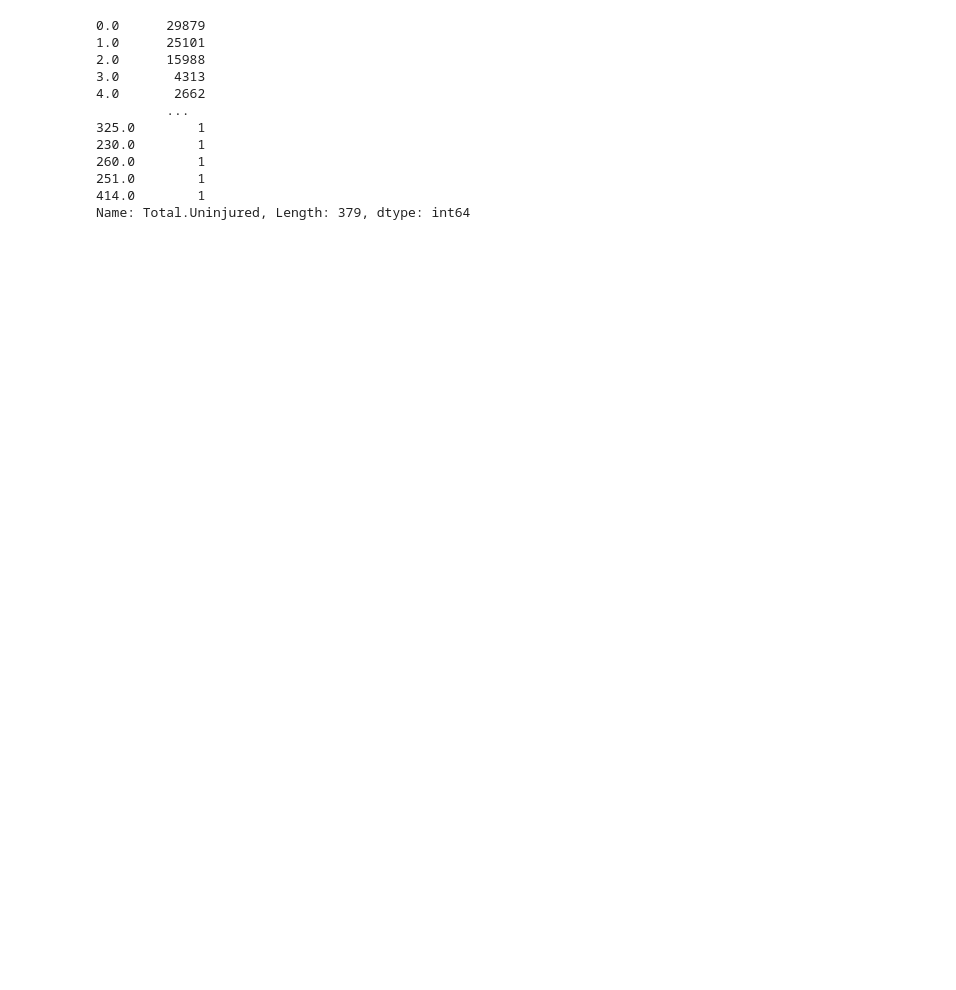
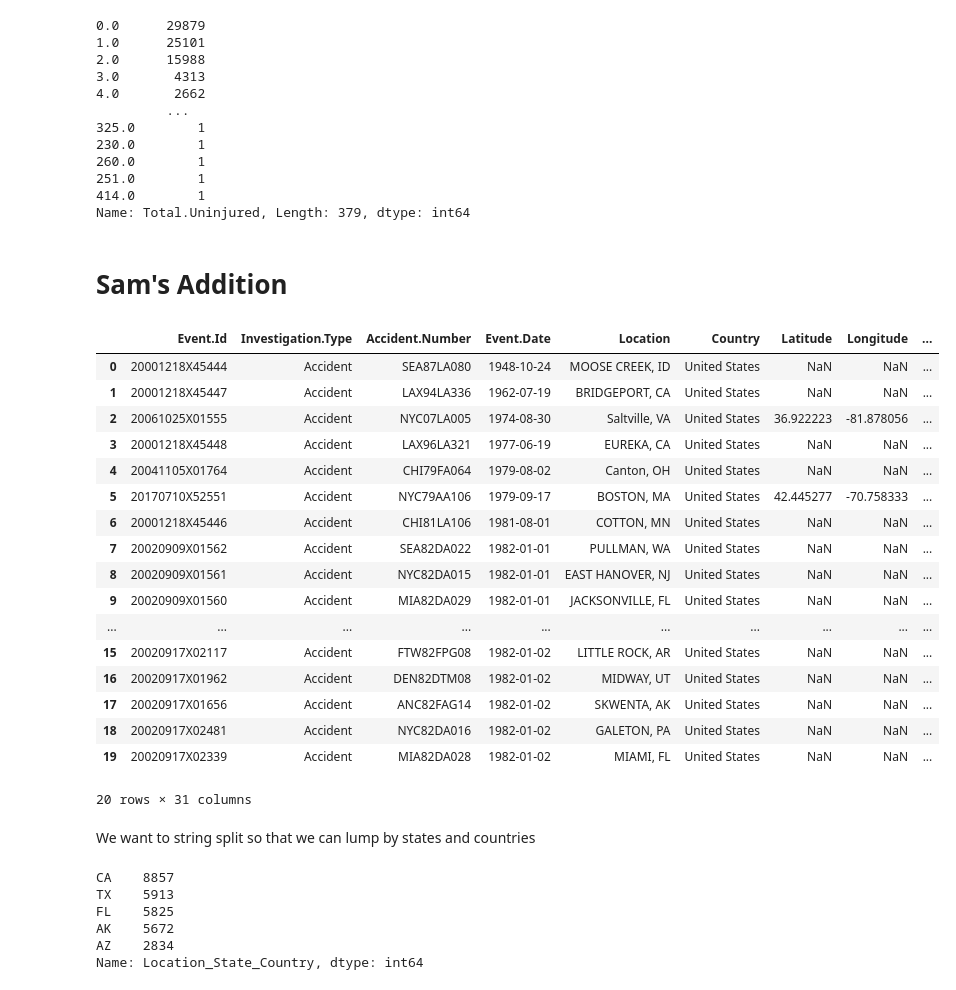
Before and after one commit to DBAfox/Phase_1_project, a Jupyter notebook: index.ipynb, the cells around one changed output. Drawn from its saved outputs; the diff is of its cells as text; code cells hidden in the pictures; blank space fills up the shorter version.

```diff
--- a/index.ipynb
+++ b/index.ipynb
@@ -132,3 +136,28 @@ df['Total.Uninjured'].value_counts()
 251.0        1
 414.0        1
 Name: Total.Uninjured, Length: 379, dtype: int64
+# %% [markdown]
+# Sam's Addition
+# %%
+df.head(20)
+# %% [output]
+|  | Event.Id | Investigation.Type | Accident.Number | Event.Date | Location | Country | Latitude | Longitude | ... |
+| 0 | 20001218X45444 | Accident | SEA87LA080 | 1948-10-24 | MOOSE CREEK, ID | United States | NaN | NaN | ... |
+| 1 | 20001218X45447 | Accident | LAX94LA336 | 1962-07-19 | BRIDGEPORT, CA | United States | NaN | NaN | ... |
+| 2 | 20061025X01555 | Accident | NYC07LA005 | 1974-08-30 | Saltville, VA | United States | 36.922223 | -81.878056 | ... |
+| 3 | 20001218X45448 | Accident | LAX96LA321 | 1977-06-19 | EUREKA, CA | United States | NaN | NaN | ... |
+| 4 | 20041105X01764 | Accident | CHI79FA064 | 1979-08-02 | Canton, OH | United States | NaN | NaN | ... |
+| 5 | 20170710X52551 | Accident | NYC79AA106 | 1979-09-17 | BOSTON, MA | United States | 42.445277 | -70.758333 | ... |
+| 6 | 20001218X45446 | Accident | CHI81LA106 | 1981-08-01 | COTTON, MN | United States | NaN | NaN | ... |
+| 7 | 20020909X01562 | Accident | SEA82DA022 | 1982-01-01 | PULLMAN, WA | United States | NaN | NaN | ... |
+| 8 | 20020909X01561 | Accident | NYC82DA015 | 1982-01-01 | EAST HANOVER, NJ | United States | NaN | NaN | ... |
+| 9 | 20020909X01560 | Accident | MIA82DA029 | 1982-01-01 | JACKSONVILLE, FL | United States | NaN | NaN | ... |
+| ... | ... | ... | ... | ... | ... | ... | ... | ... | ... |
+| 15 | 20020917X02117 | Accident | FTW82FPG08 | 1982-01-02 | LITTLE ROCK, AR | United States | NaN | NaN | ... |
+| 16 | 20020917X01962 | Accident | DEN82DTM08 | 1982-01-02 | MIDWAY, UT | United States | NaN | NaN | ... |
+| 17 | 20020917X01656 | Accident | ANC82FAG14 | 1982-01-02 | SKWENTA, AK | United States | NaN | NaN | ... |
+| 18 | 20020917X02481 | Accident | NYC82DA016 | 1982-01-02 | GALETON, PA | United States | NaN | NaN | ... |
+| 19 | 20020917X02339 | Accident | MIA82DA028 | 1982-01-02 | MIAMI, FL | United States | NaN | NaN | ... |
+20 rows × 31 columns
+# %% [markdown]
+We want to string split so that we can lump by states and countries
@@ -134,0 +168,9 @@ Name: Total.Uninjured, Length: 379, dtype: int64
+# %%
+df['Location_State_Country'].value_counts().head()
+# %% [output]
+CA    8857
+TX    5913
+FL    5825
+AK    5672
+AZ    2834
+Name: Location_State_Country, dtype: int64
```
Also changed, not shown: parts of 36 cells of this notebook.
